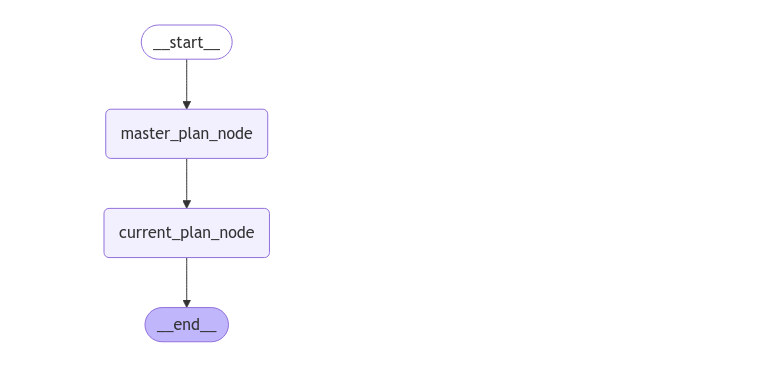
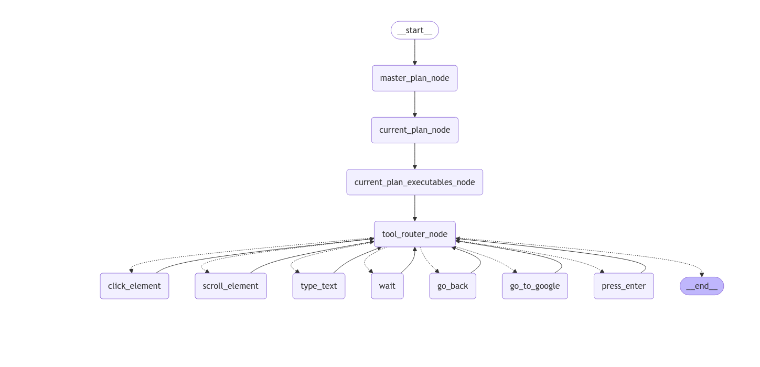
Before and after one commit to mrtrantuan/WebRover, a Jupyter notebook: webvoyager3.ipynb, the cells around one changed output. Drawn from its saved outputs; the diff is of its cells as text; code cells hidden in the pictures; blank space fills up the shorter version.

```diff
--- a/webvoyager3.ipynb
+++ b/webvoyager3.ipynb
@@ -21,10 +21,10 @@ nest_asyncio.apply()
 from pydantic import BaseModel
 from playwright.async_api import Page
 from langgraph.graph import MessagesState
-from typing import Literal, List
+from typing import Literal, List, TypedDict
 
 
-class Bbox(BaseModel):
+class Bbox(TypedDict):
     id: int
     x: float
     y: float
@@ -32,20 +32,23 @@ class Bbox(BaseModel):
     text: str
     arialabel: str
 
-class ImageScreenShoot(BaseModel):
+class ImageScreenShoot(TypedDict):
     img : str
     bboxes : List[Bbox]
 
-class Action(BaseModel):
-    action: Literal["click_element", "scroll_element", "type_text", "wait", "go_back", "go_to_google", "ANSWER"]
+class Action(TypedDict):
+    action: Literal["click_element", "scroll_element", "type_text", "wait", "go_back", "go_to_google", "press_enter"]
     text_to_type: str
     bbox: Bbox
 
-class AnswerNode(BaseModel):
+class AnswerNode(TypedDict):
     answer: str
 
-class PlanState(BaseModel):
+class PlanState(TypedDict):
     plan: List[str]
+
+class ToolAndBboxActionList(TypedDict):
+    tool_list: List[Action]
 
 class AgentState(MessagesState):
     task: str
@@ -53,8 +56,9 @@ class AgentState(MessagesState):
     master_plan: PlanState
     current_plan: PlanState
     screenshot: ImageScreenShoot
-    tool_and_bbox_action: Action
+    tool_and_bbox_action: ToolAndBboxActionList
     last_tool_action: str
+    next_tool_action: Action
     answer: AnswerNode
     status: Literal["in_progress", "completed"]
 # %%
@@ -293,7 +304,7 @@ async def current_plan_node(state: AgentState):
 
     The screenshot of the current web page is that of the Google search homepage.
 
-    The current plan should be:
+    The current plan indicating the action that needs to be performed is:
     1. Click on the search bar
     2. Type "Apple stock price news today"
     3. Press enter
@@ -328,22 +454,42 @@ async def current_plan_node(state: AgentState):
 # %%
 from IPython.display import Image, display
 
 from langgraph.graph import StateGraph, START, END
 
 builder = StateGraph(AgentState)
 
 builder.add_node("master_plan_node", master_plan_node)
 builder.add_node("current_plan_node", current_plan_node)
+builder.add_node("current_plan_executables_node", current_plan_executables_node)
+builder.add_node("tool_router_node", tool_router_noder)
+builder.add_node("click_element", click_element)
+builder.add_node("scroll_element", scroll_element)
+builder.add_node("type_text", type_text)
+builder.add_node("wait", wait)
+builder.add_node("go_back", go_back)
+builder.add_node("go_to_google", go_to_google)
+builder.add_node("press_enter", press_enter)
+
 
 builder.add_edge(START, "master_plan_node")
 builder.add_edge("master_plan_node", "current_plan_node")
-builder.add_edge("current_plan_node", END)
+builder.add_edge("current_plan_node", "current_plan_executables_node")
+builder.add_edge("current_plan_executables_node", "tool_router_node")
+builder.add_conditional_edges("tool_router_node", should_call_tool, ["click_element", "scroll_element", "type_text", "wait", "go_back", "go_to_google", "press_enter", END])
+builder.add_edge("click_element", "tool_router_node")
+builder.add_edge("scroll_element", "tool_router_node")
+builder.add_edge("type_text", "tool_router_node")
+builder.add_edge("wait", "tool_router_node")
+builder.add_edge("go_back", "tool_router_node")
+builder.add_edge("go_to_google", "tool_router_node")
+builder.add_edge("press_enter", "tool_router_node")
+
 
 graph = builder.compile()
 
 display(Image(graph.get_graph().draw_mermaid_png()))
 # %% [output]
-[figure, old version]
+[figure, new version]
 # %%
 async def setup_browser(go_to_page: str):
     playwright = await async_playwright().start()
```
Also changed, not shown: parts of 4 cells of this notebook, 1 other file.
